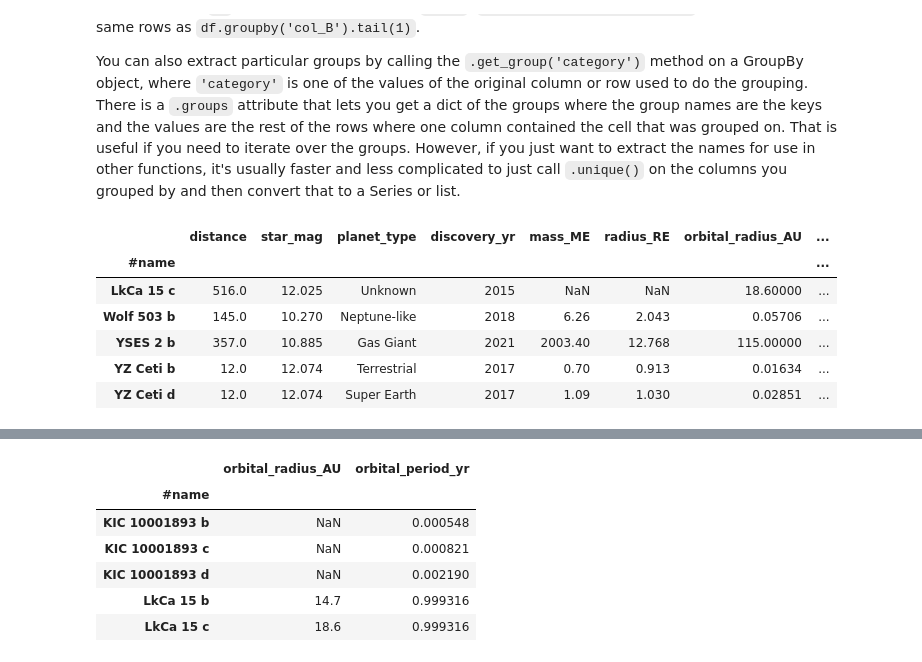
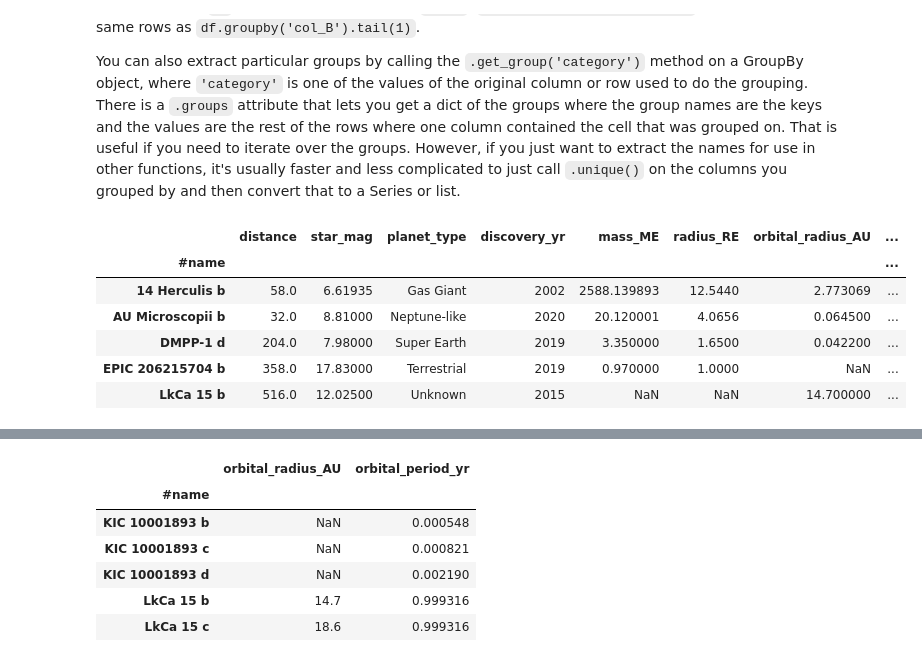
Before and after one commit to rlpitts/Intro-to-Pandas, a Jupyter notebook: PandasIntro.ipynb, the cells around one changed output, grey strips where cells are left out. Saved outputs shown, nothing was run; the diff lists cells and outputs as text; code cells hidden in the pictures.

```diff
--- a/PandasIntro.ipynb
+++ b/PandasIntro.ipynb
@@ -638,5 +597,5 @@ dtype: object
 # %% [markdown]
 The only unexpected types are for mass and radius, which should be floats, so let's go ahead and fix those:
 # %%
-df['mass_ME'] = df['mass_ME'].replace(' ', np.nan).astype('float64')
-df['radius_RE'] = df['radius_RE'].replace(' ', np.nan).astype('float64')
+df['mass_ME'] = df['mass_ME'].replace(' ', np.nan).astype('float32')
+df['radius_RE'] = df['radius_RE'].replace(' ', np.nan).astype('float32')
@@ -663,7 +642,8 @@ print(df['eccentricity'].head())
 16 Cygni B b            0.68
 Name: eccentricity, dtype: float64
 # %%
-print(df['eccentricity'].mask(df['eccentricity']==0.0).head())
+df['eccentricity']=df['eccentricity'].mask(df['eccentricity']==0.0)
+print(df['eccentricity'].head())
 # %% [output]
 #name
 11 Comae Berenices b    0.23
@@ -1004,12 +1007,12 @@ When inspecting a GroupBy object, many DataFrame inspection methods still work,
 You can also extract particular groups by calling the `.get_group('category')` method on a GroupBy object, where `'category'` is one of the values of the original column or row used to do the grouping. There is a `.groups` attribute that lets you get a dict of the groups where the group names are the keys and the values are the rest of the rows where one column contained the cell that was grouped on. That is useful if you need to iterate over the groups. However, if you just want to extract the names for use in other functions, it's usually faster and less complicated to just call `.unique()` on the columns you grouped by and then convert that to a Series or list.
 # %%
 grouped1=df.groupby(['planet_type'])
-grouped1.nth(-1)
+grouped1.nth(3)
 # %% [output]
 |  | distance | star_mag | planet_type | discovery_yr | mass_ME | radius_RE | orbital_radius_AU | ... |
 | #name |  |  |  |  |  |  |  | ... |
-| LkCa 15 c | 516.0 | 12.025 | Unknown | 2015 | NaN | NaN | 18.60000 | ... |
-| Wolf 503 b | 145.0 | 10.270 | Neptune-like | 2018 | 6.26 | 2.043 | 0.05706 | ... |
-| YSES 2 b | 357.0 | 10.885 | Gas Giant | 2021 | 2003.40 | 12.768 | 115.00000 | ... |
-| YZ Ceti b | 12.0 | 12.074 | Terrestrial | 2017 | 0.70 | 0.913 | 0.01634 | ... |
-| YZ Ceti d | 12.0 | 12.074 | Super Earth | 2017 | 1.09 | 1.030 | 0.02851 | ... |
+| 14 Herculis b | 58.0 | 6.61935 | Gas Giant | 2002 | 2588.139893 | 12.5440 | 2.773069 | ... |
+| AU Microscopii b | 32.0 | 8.81000 | Neptune-like | 2020 | 20.120001 | 4.0656 | 0.064500 | ... |
+| DMPP-1 d | 204.0 | 7.98000 | Super Earth | 2019 | 3.350000 | 1.6500 | 0.042200 | ... |
+| EPIC 206215704 b | 358.0 | 17.83000 | Terrestrial | 2019 | 0.970000 | 1.0000 | NaN | ... |
+| LkCa 15 b | 516.0 | 12.02500 | Unknown | 2015 | NaN | NaN | 14.700000 | ... |
```
Also changed, not shown: parts of 23 cells of this notebook.
